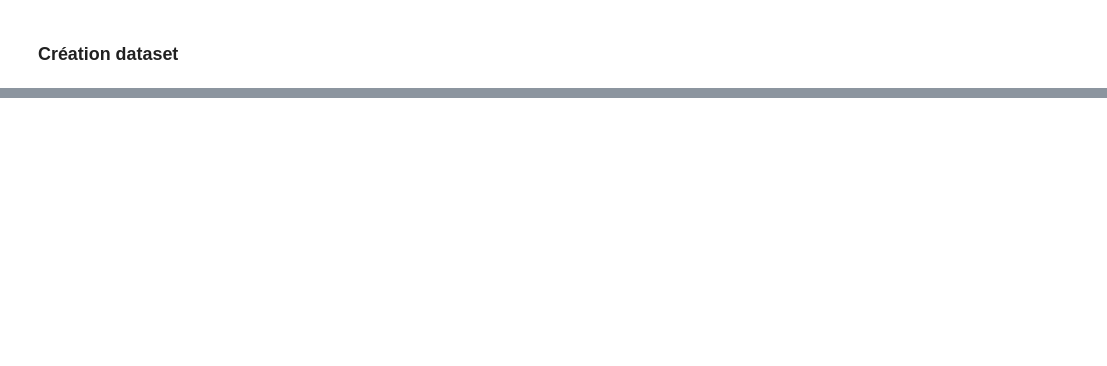
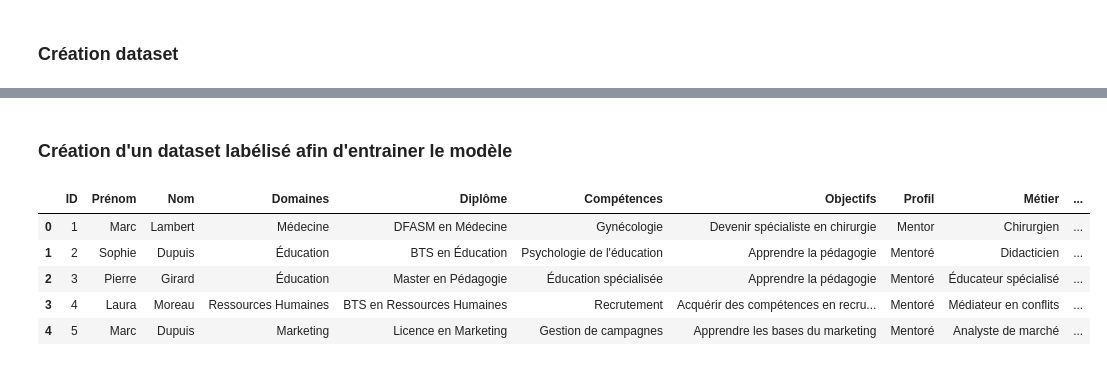
Before and after one commit to MariefloChm/Projet_intensif, a Jupyter notebook: generate_data.ipynb, the cells around one changed output, grey strips where cells are left out. Cells and saved outputs as stored; diff of their text form; code cells hidden in the pictures; blank space fills up the shorter version.

```diff
--- a/generate_data.ipynb
+++ b/generate_data.ipynb
@@ -191,0 +270,2 @@ df.head()
+# %% [markdown]
+### Création d'un dataset labélisé afin d'entrainer le modèle
@@ -191,0 +275,9 @@ df.head()
+# %%
+df.head()
+# %% [output]
+|  | ID | Prénom | Nom | Domaines | Diplôme | Compétences | Objectifs | Profil | Métier | ... |
+| 0 | 1 | Marc | Lambert | Médecine | DFASM en Médecine | Gynécologie | Devenir spécialiste en chirurgie | Mentor | Chirurgien | ... |
+| 1 | 2 | Sophie | Dupuis | Éducation | BTS en Éducation | Psychologie de l'éducation | Apprendre la pédagogie | Mentoré | Didacticien | ... |
+| 2 | 3 | Pierre | Girard | Éducation | Master en Pédagogie | Éducation spécialisée | Apprendre la pédagogie | Mentoré | Éducateur spécialisé | ... |
+| 3 | 4 | Laura | Moreau | Ressources Humaines | BTS en Ressources Humaines | Recrutement | Acquérir des compétences en recru... | Mentoré | Médiateur en conflits | ... |
+| 4 | 5 | Marc | Dupuis | Marketing | Licence en Marketing | Gestion de campagnes | Apprendre les bases du marketing | Mentoré | Analyste de marché | ... |
```
Also changed, not shown: parts of 18 cells of this notebook, 1 other file.
